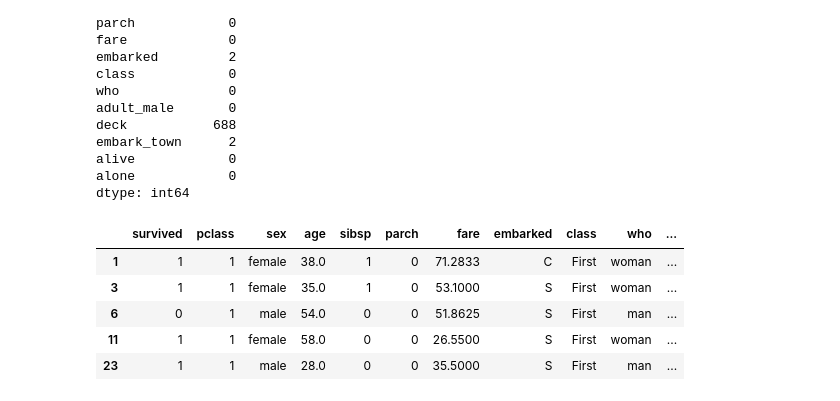
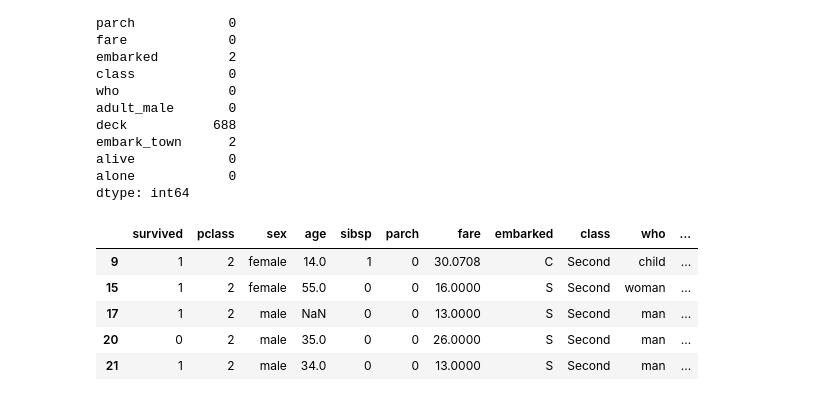
Before and after one commit to Afzalfaizi/python-ka-chilla, a Jupyter notebook: tests.ipynb, the cells around one changed output. Saved outputs shown, nothing was run; the diff lists cells and outputs as text; code cells hidden in the pictures.

```diff
--- a/tests.ipynb
+++ b/tests.ipynb
@@ -140,22 +140,22 @@ alone            0
 dtype: int64
 # %%
 # subset
-df_first = df[df['class']=="First"]
+df_second = df[df['class']=="Second"]
 # IQR Method
-Q1 = df_first['fare'].quantile(0.25)
-Q3 = df_first['fare'].quantile(0.75)
+Q1 = df_second['fare'].quantile(0.25)
+Q3 = df_second['fare'].quantile(0.75)
 
 IQR=Q3-Q1
 IQR
 lower_bound=Q1-1.5*IQR
 upper_bound=Q3+1.5*IQR
 
-df_outliers_removed=df_first[(df_first['fare']>lower_bound)&(df_first['fare']<upper_bound)]
+df_outliers_removed=df_second[(df_second['fare']>lower_bound)&(df_second['fare']<upper_bound)]
 df_outliers_removed.head()
 # %% [output]
 |  | survived | pclass | sex | age | sibsp | parch | fare | embarked | class | who | ... |
-| 1 | 1 | 1 | female | 38.0 | 1 | 0 | 71.2833 | C | First | woman | ... |
-| 3 | 1 | 1 | female | 35.0 | 1 | 0 | 53.1000 | S | First | woman | ... |
-| 6 | 0 | 1 | male | 54.0 | 0 | 0 | 51.8625 | S | First | man | ... |
-| 11 | 1 | 1 | female | 58.0 | 0 | 0 | 26.5500 | S | First | woman | ... |
-| 23 | 1 | 1 | male | 28.0 | 0 | 0 | 35.5000 | S | First | man | ... |
+| 9 | 1 | 2 | female | 14.0 | 1 | 0 | 30.0708 | C | Second | child | ... |
+| 15 | 1 | 2 | female | 55.0 | 0 | 0 | 16.0000 | S | Second | woman | ... |
+| 17 | 1 | 2 | male | NaN | 0 | 0 | 13.0000 | S | Second | man | ... |
+| 20 | 0 | 2 | male | 35.0 | 0 | 0 | 26.0000 | S | Second | man | ... |
+| 21 | 1 | 2 | male | 34.0 | 0 | 0 | 13.0000 | S | Second | man | ... |
```
Also changed, not shown: parts of 4 cells of this notebook.
